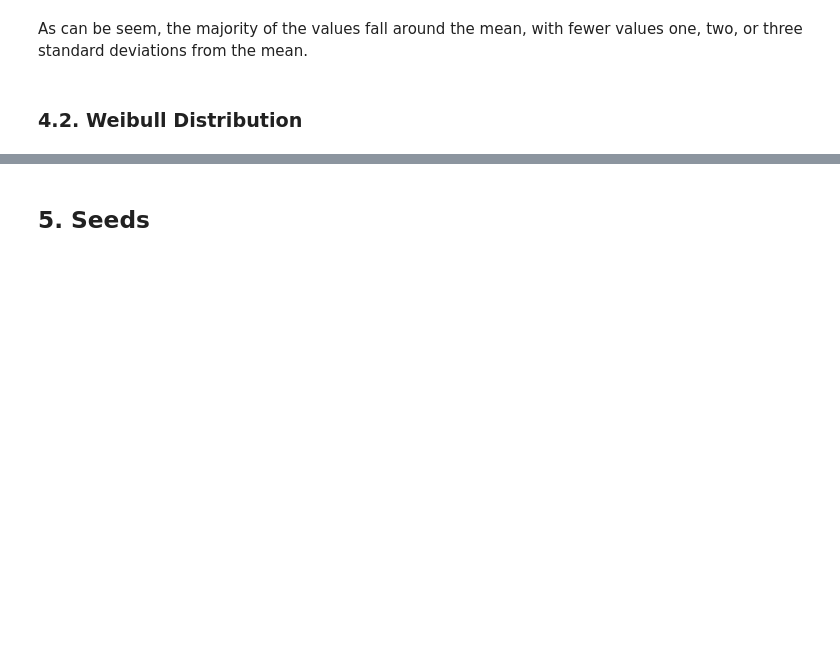
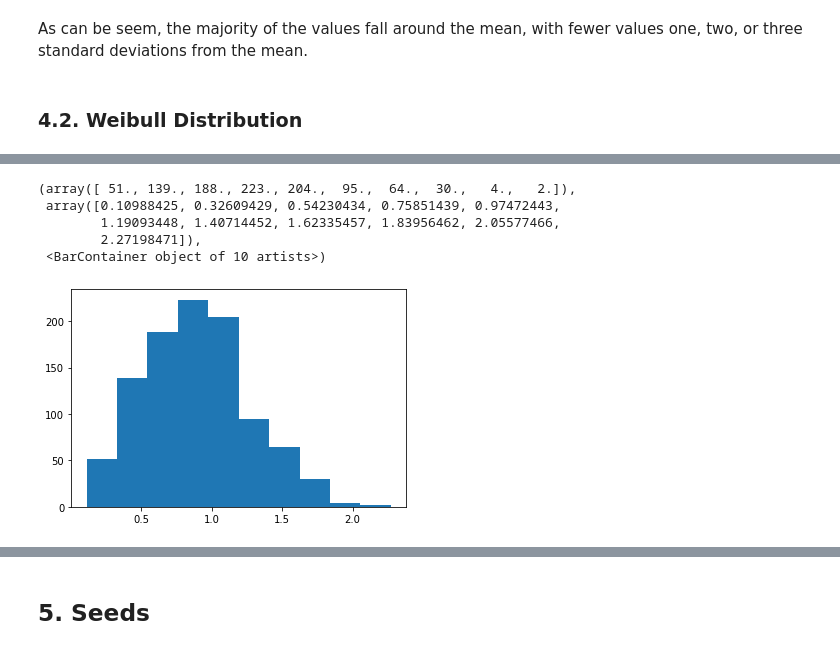
Before and after one commit to AndyWalker81/ProgrammingForDataAnalysis_Assessment, a Jupyter notebook: numpy-random.ipynb, the cells around one changed output, grey strips where cells are left out. Cells and saved outputs as stored; diff of their text form; code cells hidden in the pictures; blank space fills up the shorter version.

```diff
--- a/numpy-random.ipynb
+++ b/numpy-random.ipynb
@@ -864,0 +827,10 @@ plt.show()
+# %%
+s = rng.weibull(2.5,1000)
+plt.hist(s)
+# %% [output]
+(array([ 51., 139., 188., 223., 204.,  95.,  64.,  30.,   4.,   2.]),
+ array([0.10988425, 0.32609429, 0.54230434, 0.75851439, 0.97472443,
+        1.19093448, 1.40714452, 1.62335457, 1.83956462, 2.05577466,
+        2.27198471]),
+ <BarContainer object of 10 artists>)
+[figure, added]
```
Also changed, not shown: parts of 65 cells of this notebook.
